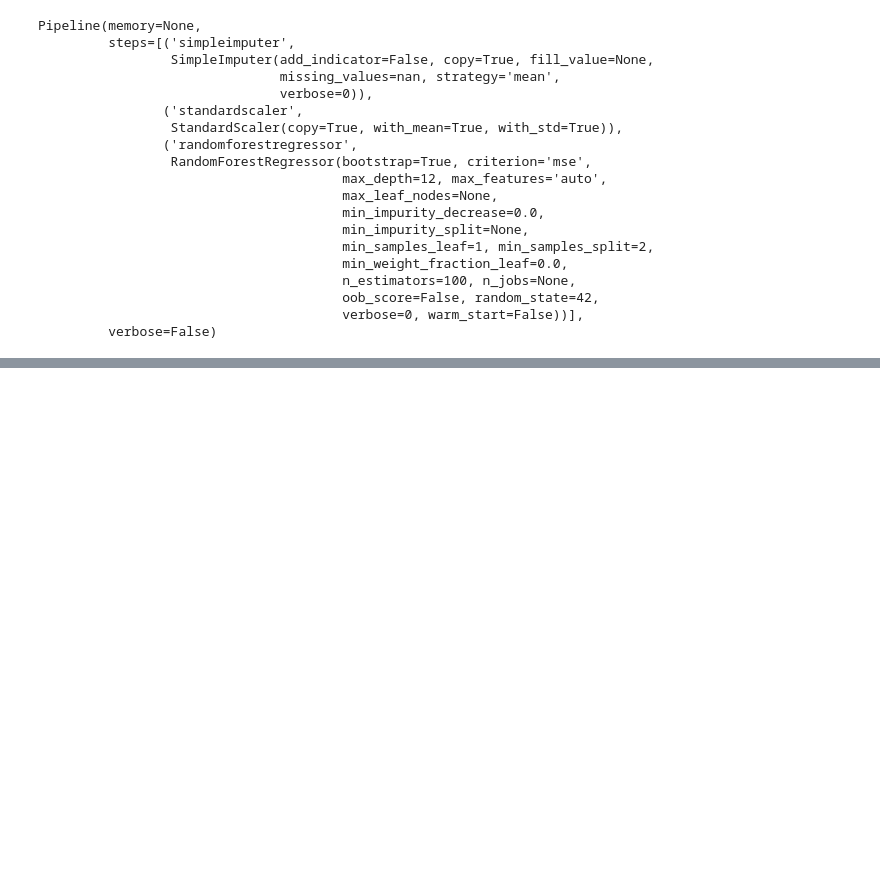
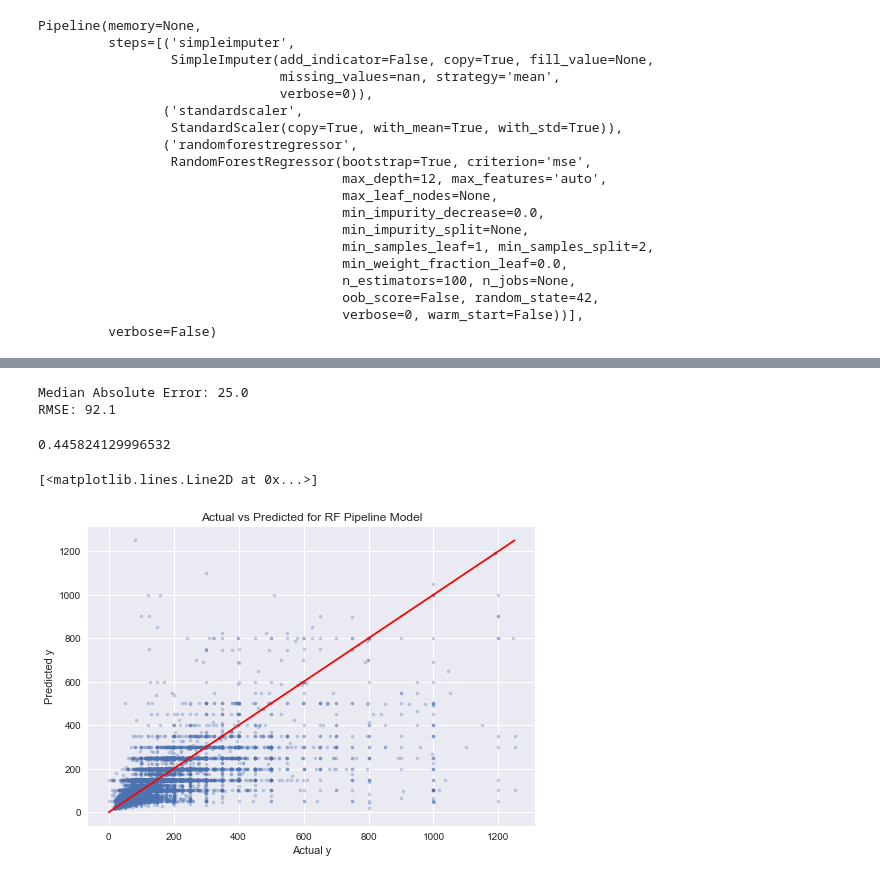
Before and after one commit to darrel-ferrer/Airbnb-NYC-Price-Prediction, a Jupyter notebook: Springboard Capstone One - Machine Learning.ipynb, the cells around one changed output, grey strips where cells are left out. Saved outputs shown, nothing was run; the diff lists cells and outputs as text; code cells hidden in the pictures; blank space fills up the shorter version.

```diff
--- a/Springboard Capstone One - Machine Learning.ipynb
+++ b/Springboard Capstone One - Machine Learning.ipynb
@@ -302,0 +299,6 @@ plt.show()
+# %%
+y = airbnb_df_shuffled['price']
+X = airbnb_df_shuffled.drop('price', axis = 1)
+X_train, X_test, y_train, y_test = train_test_split(X,y, test_size = .33,random_state = 42)
+model = RandomForestClassifier(max_depth = 12,n_estimators = 1000, random_state = 42)
+model.fit(X_train, y_train)
@@ -302,0 +313,21 @@ plt.show()
+# %%
+evaluate_model(model, X_test, y_test)
+y_pred = model.predict(X_test)
+r2_score(y_test,y_pred)
+# %% [output]
+Median Absolute Error: 25.0
+RMSE: 92.1
+0.445824129996532
+# %%
+rcParams['figure.figsize'] = 12,10
+plt.style.use('seaborn')
+plt.scatter(y_test, y_pred,alpha = .3, s = 10)
+plt.xlabel('Actual y')
+plt.ylabel('Predicted y')
+plt.title('Actual vs Predicted for RF Pipeline Model')
+
+diagonal = np.linspace(0, np.max(y_test), 100)
+plt.plot(diagonal, diagonal, '-r')
+# %% [output]
+[<matplotlib.lines.Line2D at 0x...>]
+[figure, added]
```
Also changed, not shown: parts of 25 cells of this notebook.
